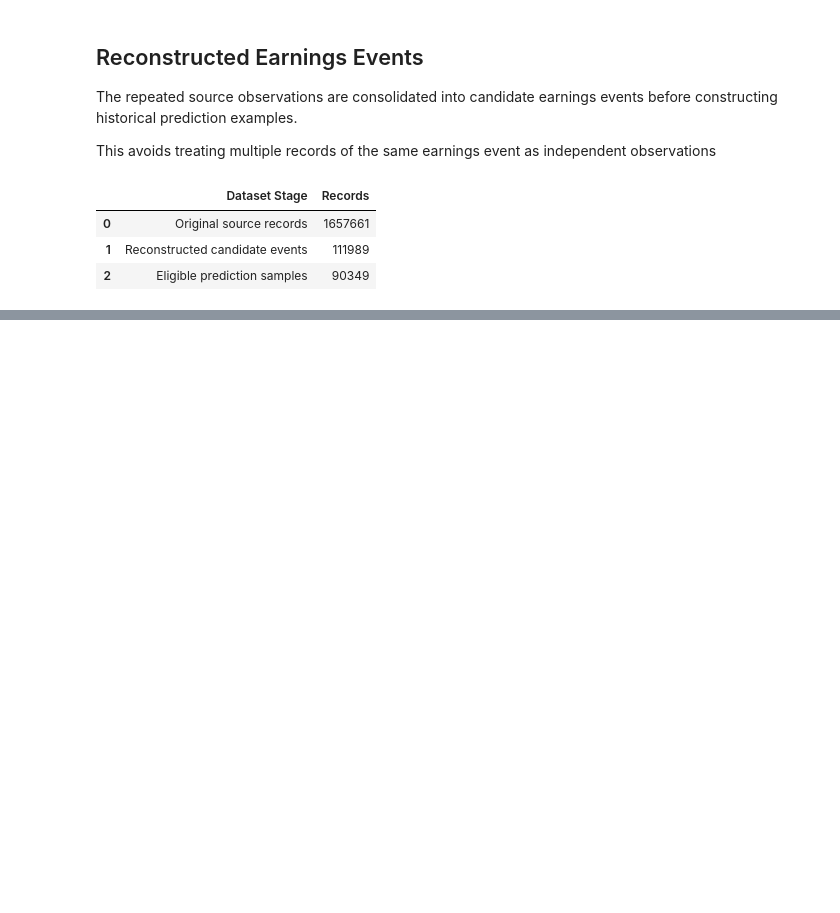
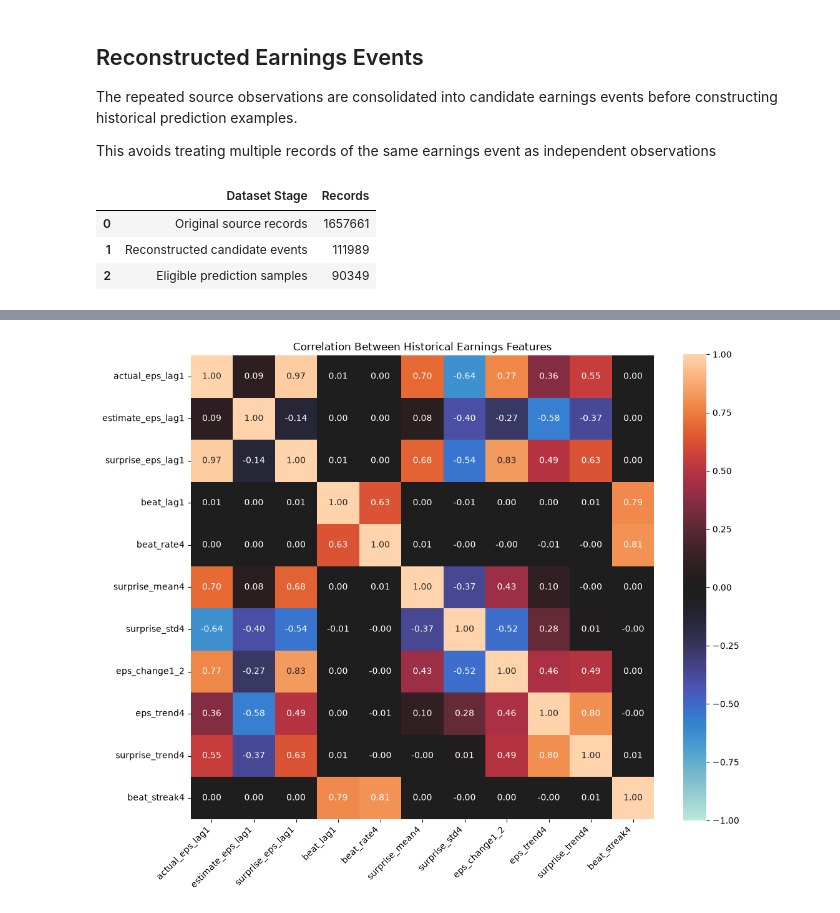
Before and after one commit to jordxnsenan/earnings-surprise-prediction, a Jupyter notebook: notebooks/01_data_preprocessing_eda.ipynb, the cells around one changed output, grey strips where cells are left out. Cells and saved outputs as stored; diff of their text form; code cells hidden in the pictures; blank space fills up the shorter version.

```diff
--- a/notebooks/01_data_preprocessing_eda.ipynb
+++ b/notebooks/01_data_preprocessing_eda.ipynb
@@ -371,0 +574,43 @@ plt.show()
+# %%
+correlation_features = [
+    "actual_eps_lag1",
+    "estimate_eps_lag1",
+    "surprise_eps_lag1",
+    "beat_lag1",
+    "beat_rate4",
+    "surprise_mean4",
+    "surprise_std4",
+    "eps_change1_2",
+    "eps_trend4",
+    "surprise_trend4",
+    "beat_streak4",
+]
+
+correlation_data = development_features[
+    correlation_features
+].astype(float)
+
+correlation_matrix = correlation_data.corr()
+
+fig, ax = plt.subplots(figsize=(11, 9))
+
+sns.heatmap(
+    correlation_matrix,
+    annot=True,
+    fmt=".2f",
+    center=0,
+    vmin=-1,
+    vmax=1,
+    square=True,
+    ax=ax,
+)
+
+ax.set_title("Correlation Between Historical Earnings Features")
+
+plt.xticks(rotation=45, ha="right")
+plt.yticks(rotation=0)
+
+plt.tight_layout()
+plt.show()
+# %% [output]
+[figure, added]
```
Also changed, not shown: parts of 18 cells of this notebook.
